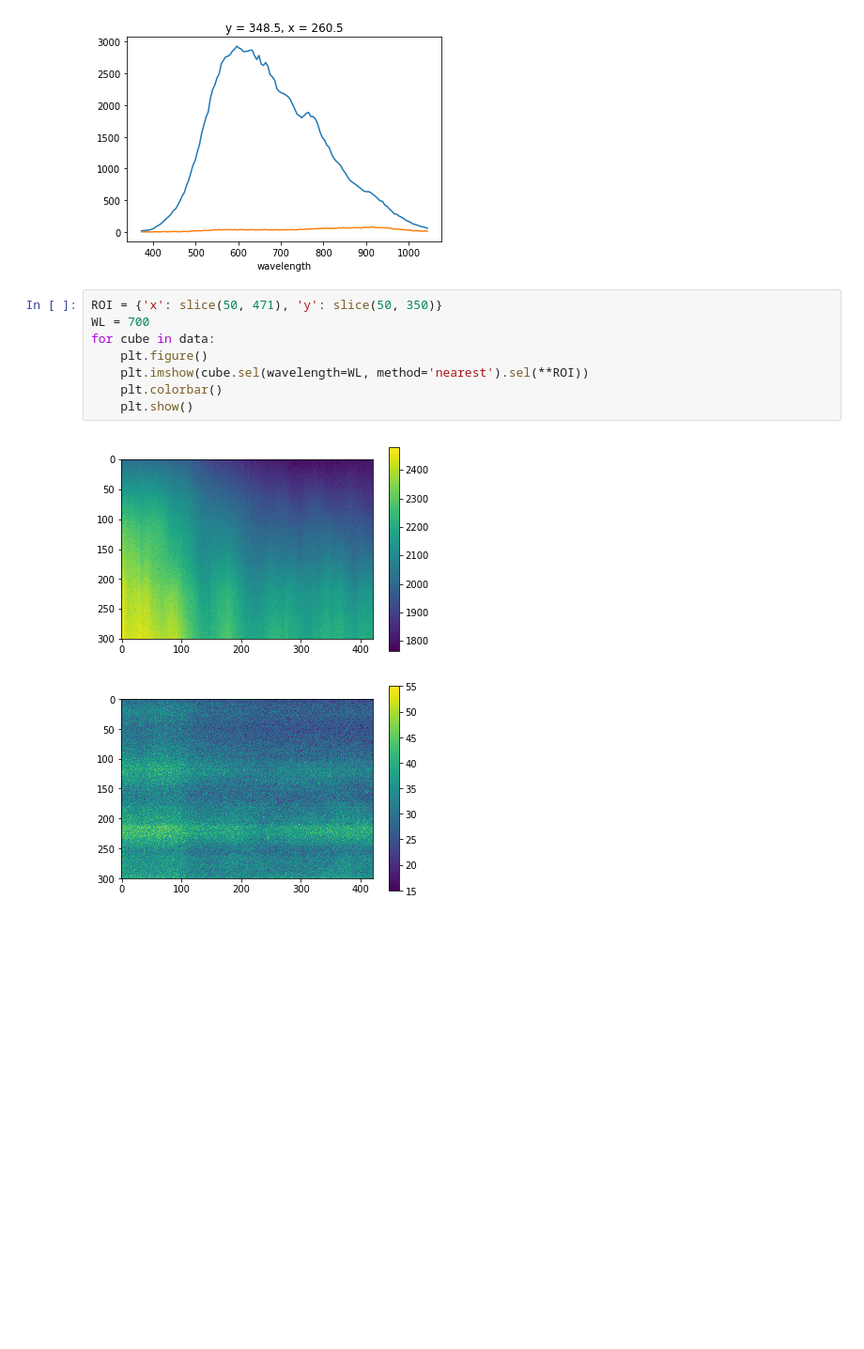
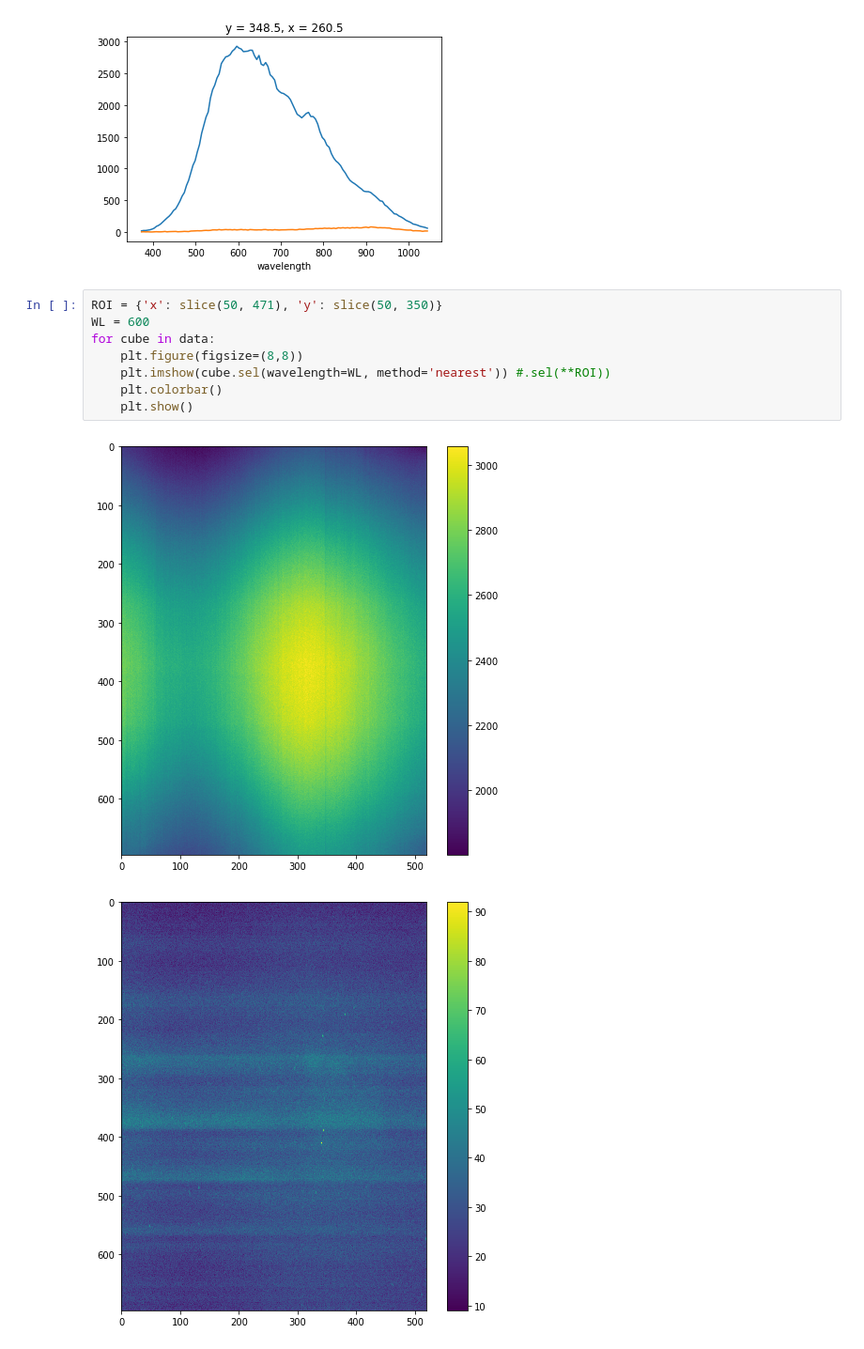
Before and after one commit to silmae/colortiles, a Jupyter notebook: Reflectance calculation and visualization.ipynb, the cells around one changed output. Shown at 94% size. Drawn from its saved outputs; the diff is of its cells as text; blank space fills up the shorter version.

```diff
--- a/Reflectance calculation and visualization.ipynb
+++ b/Reflectance calculation and visualization.ipynb
@@ -55,12 +55,12 @@ plt.show()
 [figure]
 # %%
 ROI = {'x': slice(50, 471), 'y': slice(50, 350)}
-WL = 700
+WL = 600
 for cube in data:
-    plt.figure()
-    plt.imshow(cube.sel(wavelength=WL, method='nearest').sel(**ROI))
+    plt.figure(figsize=(8,8))
+    plt.imshow(cube.sel(wavelength=WL, method='nearest')) #.sel(**ROI))
     plt.colorbar()
     plt.show()
 # %% [output]
-[figure, old version]
+[figure, new version]
-[figure, old version]
+[figure, new version]
```
Also changed, not shown: parts of 2 cells of this notebook.
